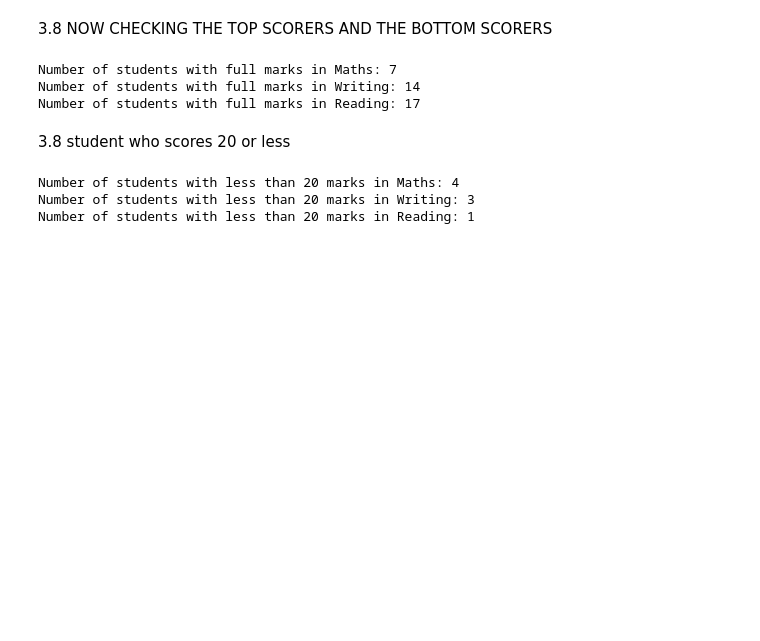
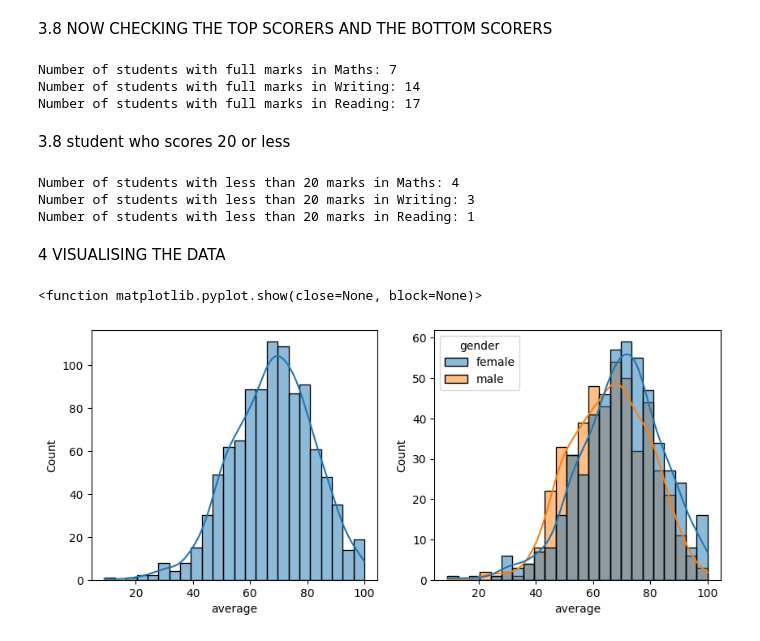
Before and after one commit to paras0583/ml-project, a Jupyter notebook: notebook/data/1.EDA student performance.ipynb, the cells around one changed output. Saved outputs shown, nothing was run; the diff lists cells and outputs as text; code cells hidden in the pictures; blank space fills up the shorter version.

Commit message:
visualization of data

```diff
--- a/notebook/data/1.EDA student performance.ipynb
+++ b/notebook/data/1.EDA student performance.ipynb
@@ -176,3 +178,15 @@ print(f'Number of students with less than 20 marks in Reading: {reading_less_20}
 Number of students with less than 20 marks in Maths: 4
 Number of students with less than 20 marks in Writing: 3
 Number of students with less than 20 marks in Reading: 1
+# %% [markdown]
+4 VISUALISING THE DATA
+# %%
+fig,axs = plt.subplots(1,2,figsize=(10,4))
+# dist of average
+sns.histplot(data = df , x='average' ,kde='False' , ax=axs[0])
+# dist of average compared to gender
+sns.histplot(data = df , x='average' ,kde='False' ,hue='gender', ax=axs[1])
+plt.show
+# %% [output]
+<function matplotlib.pyplot.show(close=None, block=None)>
+[figure, added]
```
Also changed, not shown: parts of 8 cells of this notebook.
